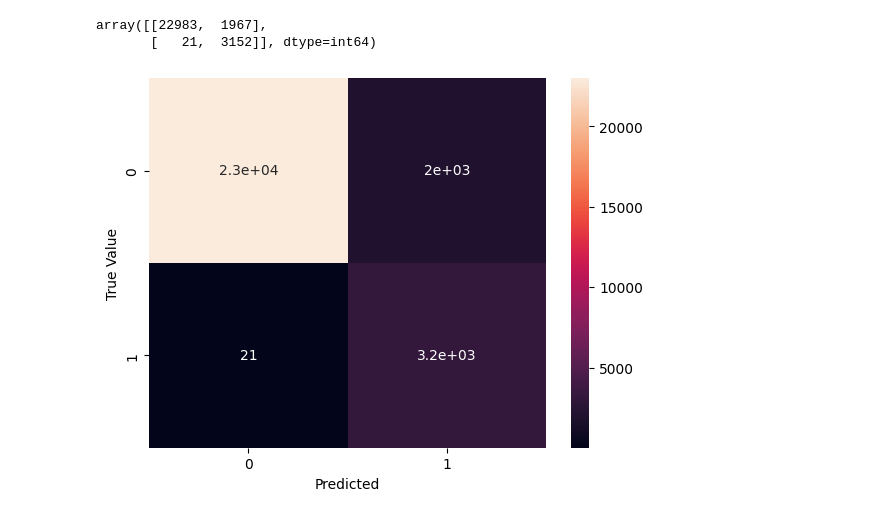
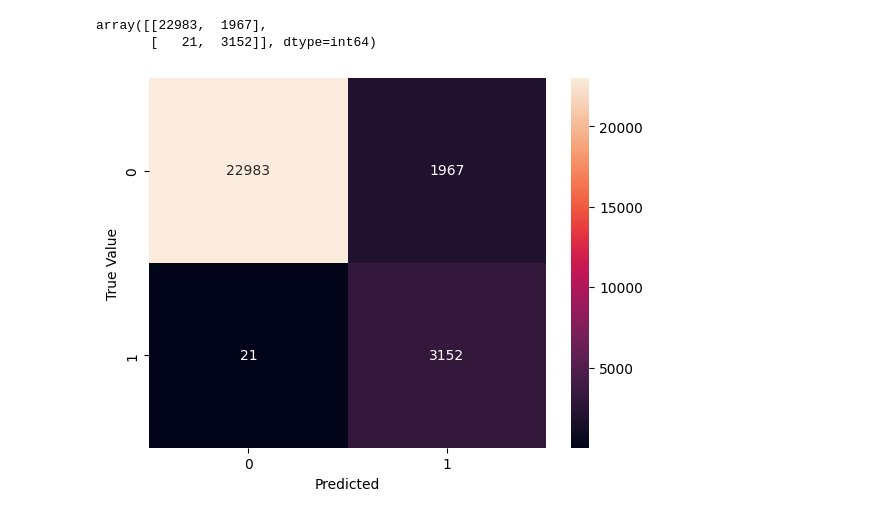
Before and after one commit to tejo30421/Bank_Term_Deposit, a Jupyter notebook: BTD.ipynb, the cells around one changed output. Saved outputs shown, nothing was run; the diff lists cells and outputs as text; code cells hidden in the pictures.

```diff
--- a/BTD.ipynb
+++ b/BTD.ipynb
@@ -572,9 +572,9 @@ cm
 array([[22983,  1967],
        [   21,  3152]], dtype=int64)
 # %%
-sns.heatmap(cm, annot=True)
+sns.heatmap(cm, annot=True, fmt='d')
 plt.xlabel('Predicted')
 plt.ylabel('True Value')
 plt.show()
 # %% [output]
-[figure, old version]
+[figure, new version]
```
Also changed, not shown: parts of 3 cells of this notebook.
